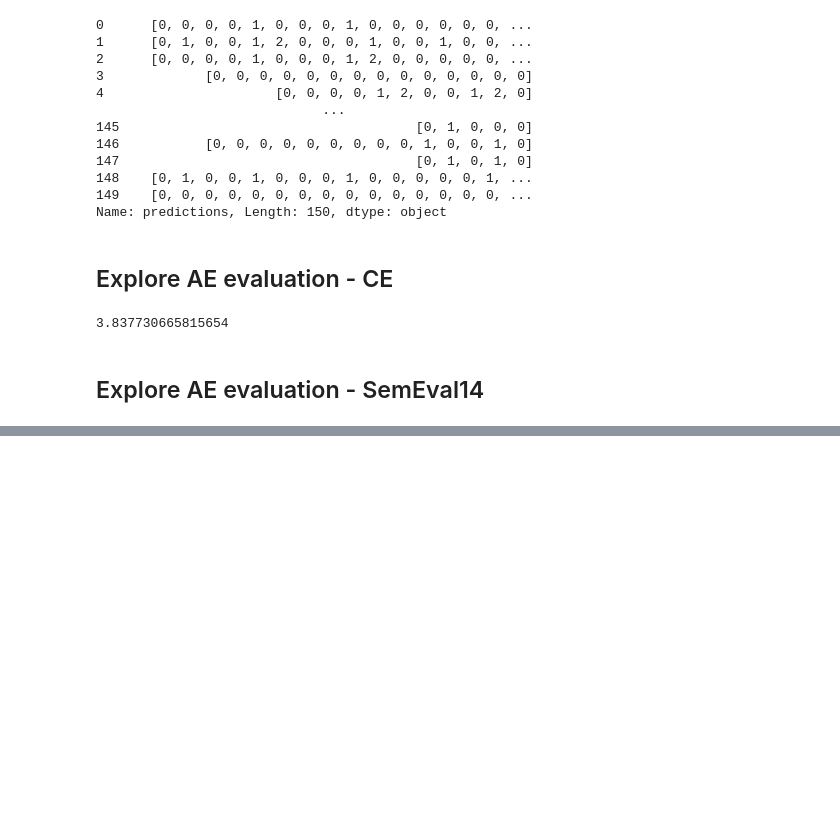
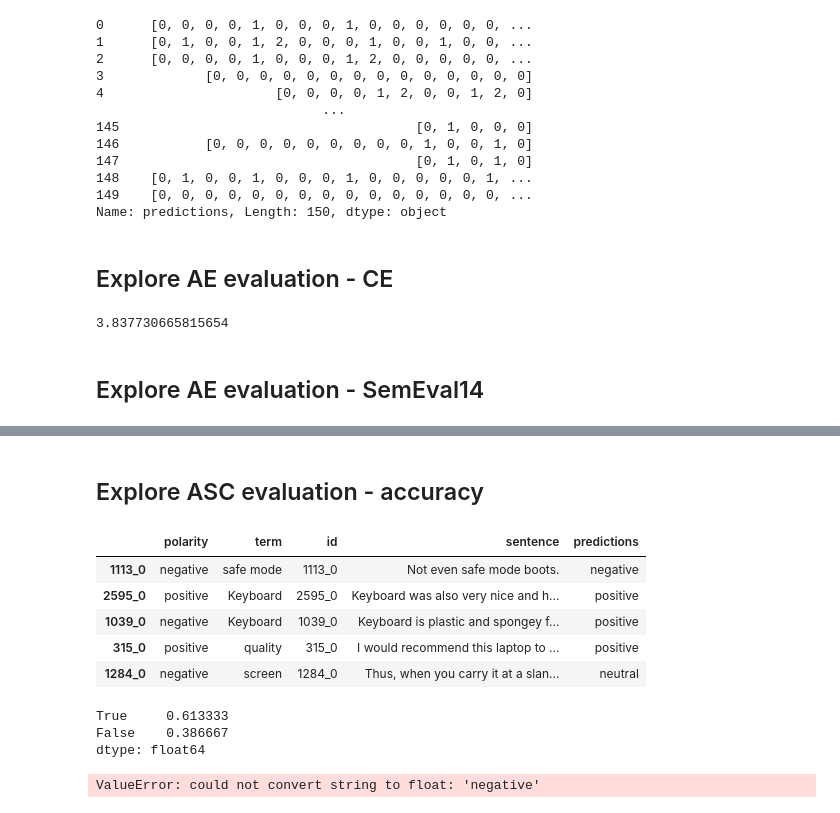
Before and after one commit to janehung04/w266-final, a Jupyter notebook: src/eda-data.ipynb, the cells around one changed output, grey strips where cells are left out. Drawn from its saved outputs; the diff is of its cells as text; code cells hidden in the pictures; blank space fills up the shorter version.

```diff
--- a/src/eda-data.ipynb
+++ b/src/eda-data.ipynb
@@ -253,0 +259,3 @@ log_loss(convert_int(pd.DataFrame(ae_laptop_dev_df.iloc[0]['label'])),convert_in
+# %%
+asc_laptop_dev_df = pd.DataFrame.from_dict(asc_laptop_dev,orient='index')
+asc_laptop_dev_df.head()
@@ -253,0 +270,9 @@ log_loss(convert_int(pd.DataFrame(ae_laptop_dev_df.iloc[0]['label'])),convert_in
+# %%
+analyzer = SentimentIntensityAnalyzer()
+pos_neg_tag_lst = []
+for ind,sentence in enumerate(asc_laptop_dev_df.sentence):
+    vs = analyzer.polarity_scores(sentence)
+    pos_neg_tag = 'negative' if vs['compound'] <= -0.05 else 'positive' if vs['compound'] >= 0.05 else 'neutral'
+    if ind <10: print("{:-<65} {} ({})".format(sentence, str(vs['compound']),pos_neg_tag))
+    pos_neg_tag_lst.append(pos_neg_tag)
+asc_laptop_dev_df['predictions'] = pos_neg_tag_lst
@@ -253,0 +290,19 @@ log_loss(convert_int(pd.DataFrame(ae_laptop_dev_df.iloc[0]['label'])),convert_in
+# %% [markdown]
+## Explore ASC evaluation - accuracy
+# %%
+asc_laptop_dev_df.head()
+(asc_laptop_dev_df.polarity == asc_laptop_dev_df.predictions).value_counts(normalize=True)
+# %% [output]
+|  | polarity | term | id | sentence | predictions |
+| 1113_0 | negative | safe mode | 1113_0 | Not even safe mode boots. | negative |
+| 2595_0 | positive | Keyboard | 2595_0 | Keyboard was also very nice and h... | positive |
+| 1039_0 | negative | Keyboard | 1039_0 | Keyboard is plastic and spongey f... | positive |
+| 315_0 | positive | quality | 315_0 | I would recommend this laptop to ... | positive |
+| 1284_0 | negative | screen | 1284_0 | Thus, when you carry it at a slan... | neutral |
+True     0.613333
+False    0.386667
+dtype: float64
+# %%
+log_loss(asc_laptop_dev_df.polarity,asc_laptop_dev_df.predictions)
+# %% [output]
+ValueError: could not convert string to float: 'negative'
```
Also changed, not shown: parts of 7 cells of this notebook.
